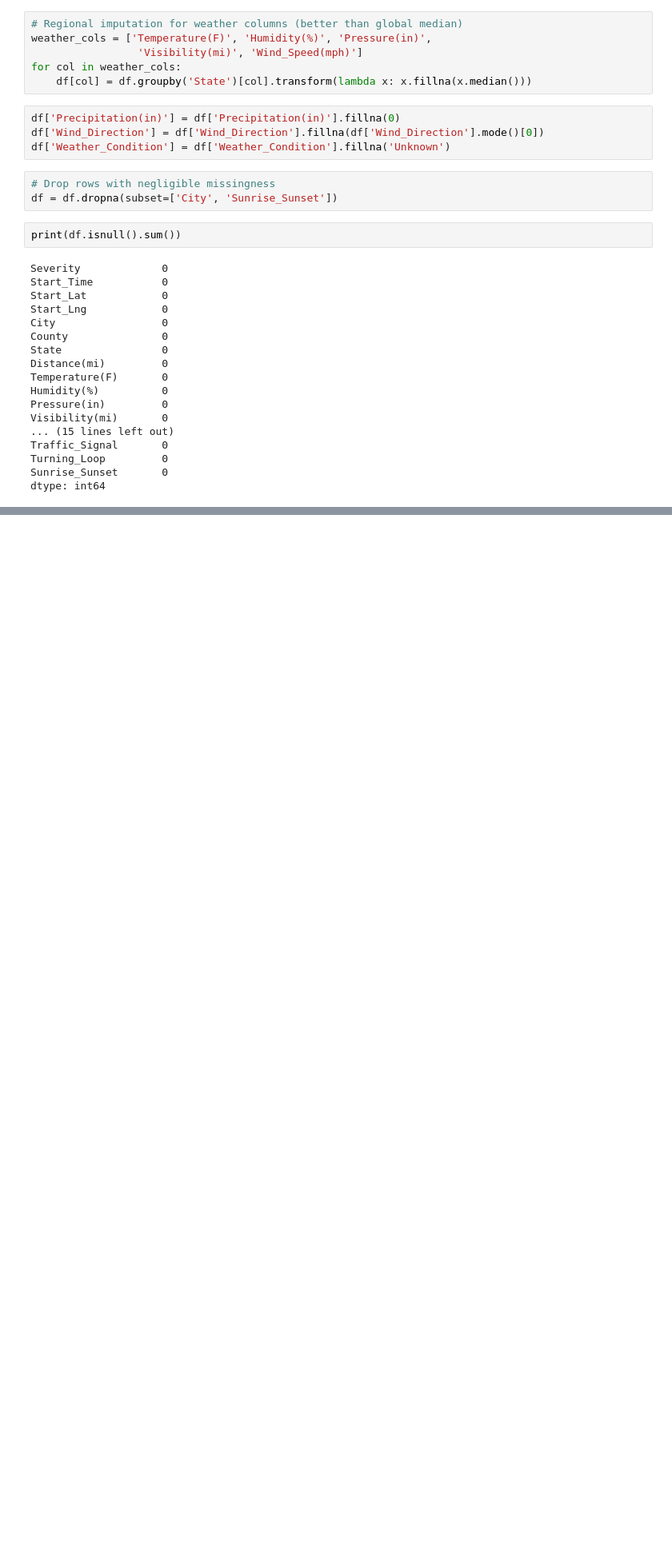
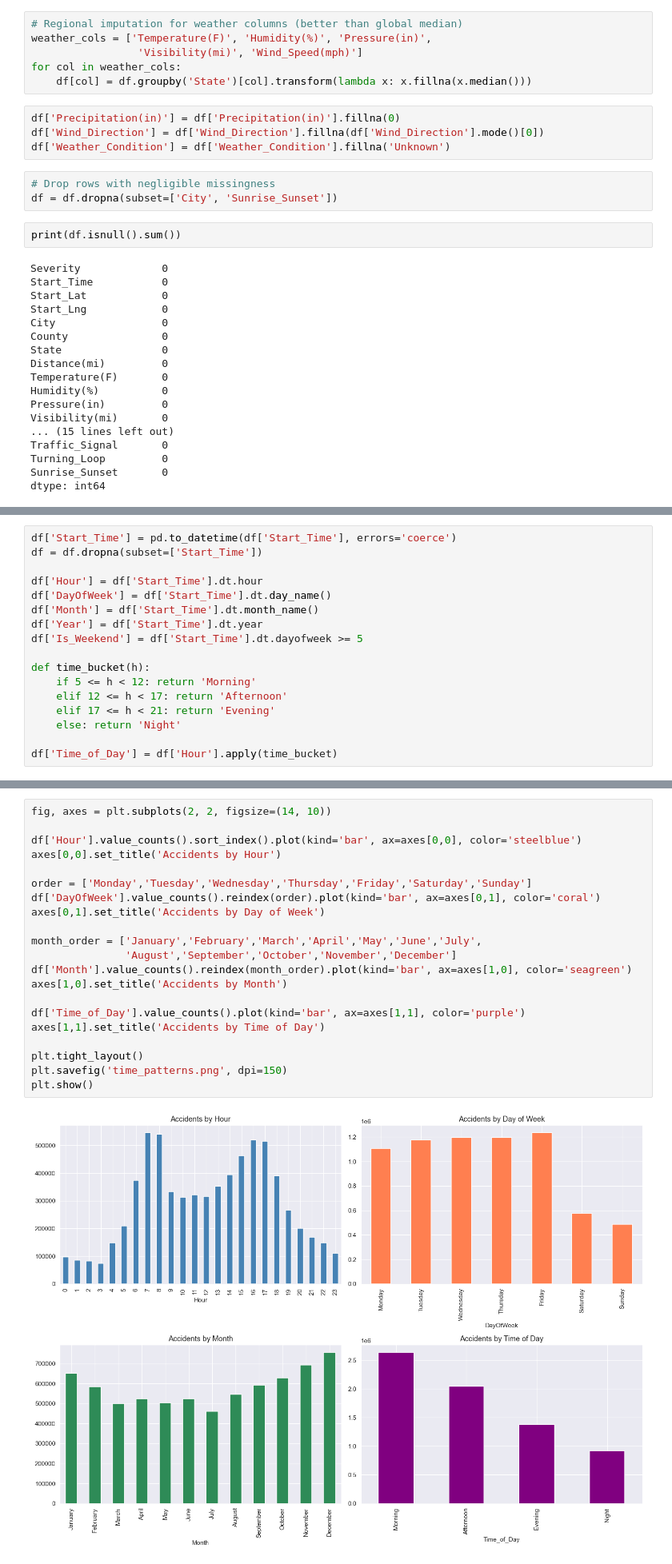
Before and after one commit to rajchachad17/PRODIGY_DS_05, a Jupyter notebook: Task_05.ipynb, the cells around one changed output, grey strips where cells are left out. Shown at 80% size. Cells and saved outputs as stored; diff of their text form; blank space fills up the shorter version.

```diff
--- a/Task_05.ipynb
+++ b/Task_05.ipynb
@@ -132,0 +135,17 @@ dtype: int64
+# %%
+df['Start_Time'] = pd.to_datetime(df['Start_Time'], errors='coerce')
+df = df.dropna(subset=['Start_Time'])
+
+df['Hour'] = df['Start_Time'].dt.hour
+df['DayOfWeek'] = df['Start_Time'].dt.day_name()
+df['Month'] = df['Start_Time'].dt.month_name()
+df['Year'] = df['Start_Time'].dt.year
+df['Is_Weekend'] = df['Start_Time'].dt.dayofweek >= 5
+
+def time_bucket(h):
+    if 5 <= h < 12: return 'Morning'
+    elif 12 <= h < 17: return 'Afternoon'
+    elif 17 <= h < 21: return 'Evening'
+    else: return 'Night'
+
+df['Time_of_Day'] = df['Hour'].apply(time_bucket)
@@ -132,0 +154,23 @@ dtype: int64
+# %%
+fig, axes = plt.subplots(2, 2, figsize=(14, 10))
+
+df['Hour'].value_counts().sort_index().plot(kind='bar', ax=axes[0,0], color='steelblue')
+axes[0,0].set_title('Accidents by Hour')
+
+order = ['Monday','Tuesday','Wednesday','Thursday','Friday','Saturday','Sunday']
+df['DayOfWeek'].value_counts().reindex(order).plot(kind='bar', ax=axes[0,1], color='coral')
+axes[0,1].set_title('Accidents by Day of Week')
+
+month_order = ['January','February','March','April','May','June','July',
+               'August','September','October','November','December']
+df['Month'].value_counts().reindex(month_order).plot(kind='bar', ax=axes[1,0], color='seagreen')
+axes[1,0].set_title('Accidents by Month')
+
+df['Time_of_Day'].value_counts().plot(kind='bar', ax=axes[1,1], color='purple')
+axes[1,1].set_title('Accidents by Time of Day')
+
+plt.tight_layout()
+plt.savefig('time_patterns.png', dpi=150)
+plt.show()
+# %% [output]
+[figure, added]
```
Also changed, not shown: parts of 13 cells of this notebook, 1 other file.
